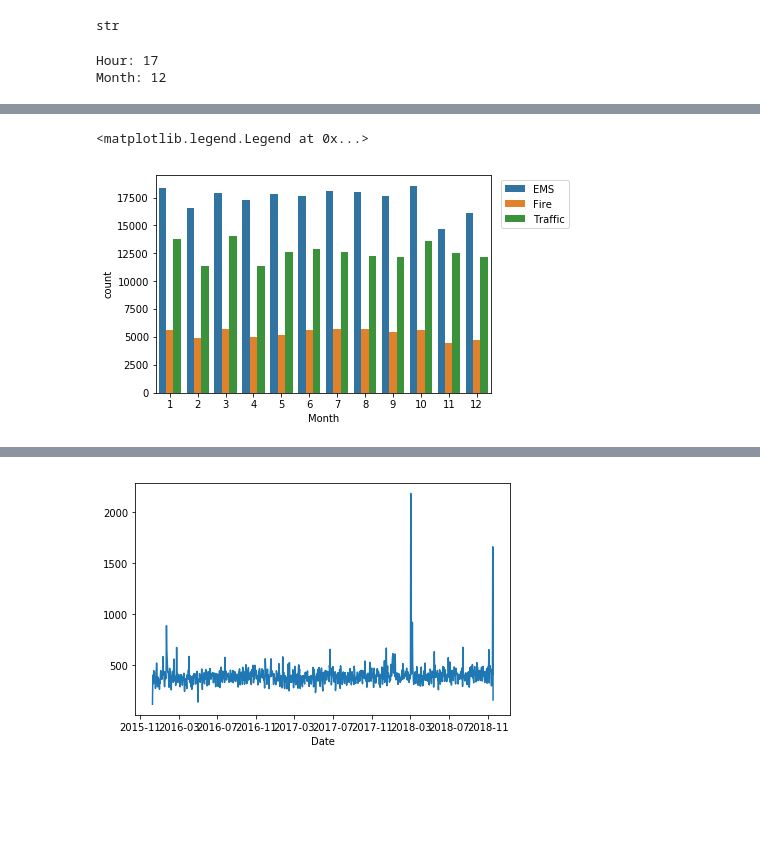
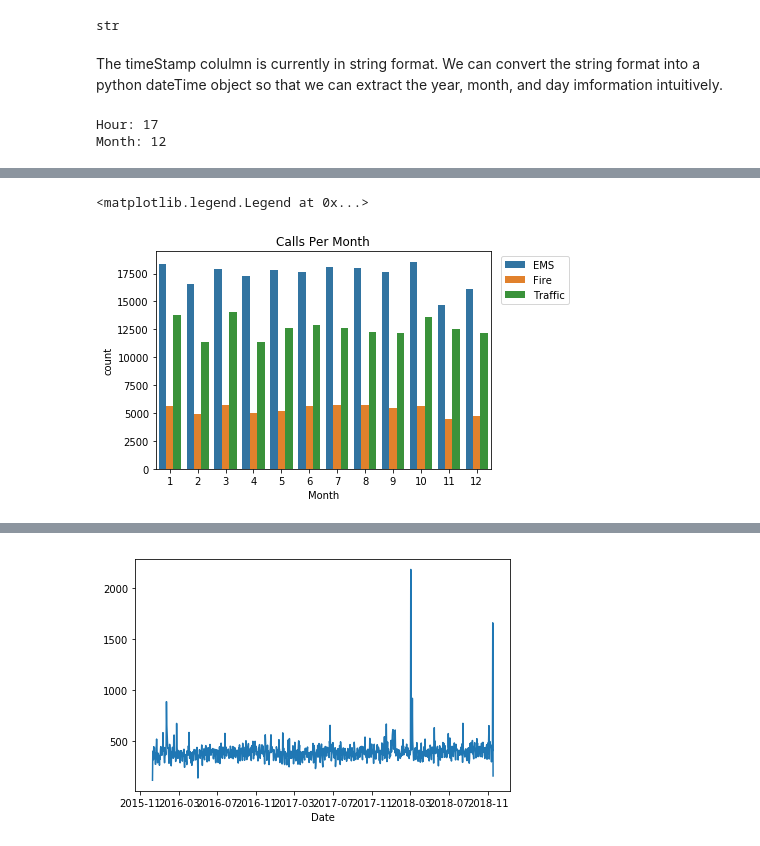
Before and after one commit to Navaldeol/Kaggle-911-Dataset, a Jupyter notebook: 911 Kaggle Calls.ipynb, the cells around one changed output, grey strips where cells are left out. Drawn from its saved outputs; the diff is of its cells as text; code cells hidden in the pictures; blank space fills up the shorter version.

Commit message:
Updated Graph

```diff
--- a/911 Kaggle Calls.ipynb
+++ b/911 Kaggle Calls.ipynb
@@ -88,6 +99,8 @@ sns.countplot(df['Reason'])
 type(df['timeStamp'][0])
 # %% [output]
 str
+# %% [markdown]
+The timeStamp colulmn is currently in string format. We can convert the string format into a python dateTime object so that we can extract the year, month, and day imformation intuitively.
 # %%
 df['timeStamp'] = pd.to_datetime(df['timeStamp'])
 # %%
@@ -112,10 +125,11 @@ df.head()
 | 4 | 40.251492 | -75.603350 | CHERRYWOOD CT & DEAD END; LOWER P... | NaN | EMS: DIZZINESS | 2015-12-10 16:56:52 | LOWER POTTSGROVE | CHERRYWOOD CT & DEAD END | 1 | EMS | 16 | ... |
 # %%
 sns.countplot(df['Month'], hue=df['Reason'])
+plt.title('Calls Per Month')
 plt.legend(bbox_to_anchor=(1.25,1))
 # %% [output]
 <matplotlib.legend.Legend at 0x...>
-[figure, old version]
+[figure, new version]
 # %%
 byMonth= pd.groupby(df,by='Month').count()
 # %%
```
Also changed, not shown: parts of 7 cells of this notebook.
